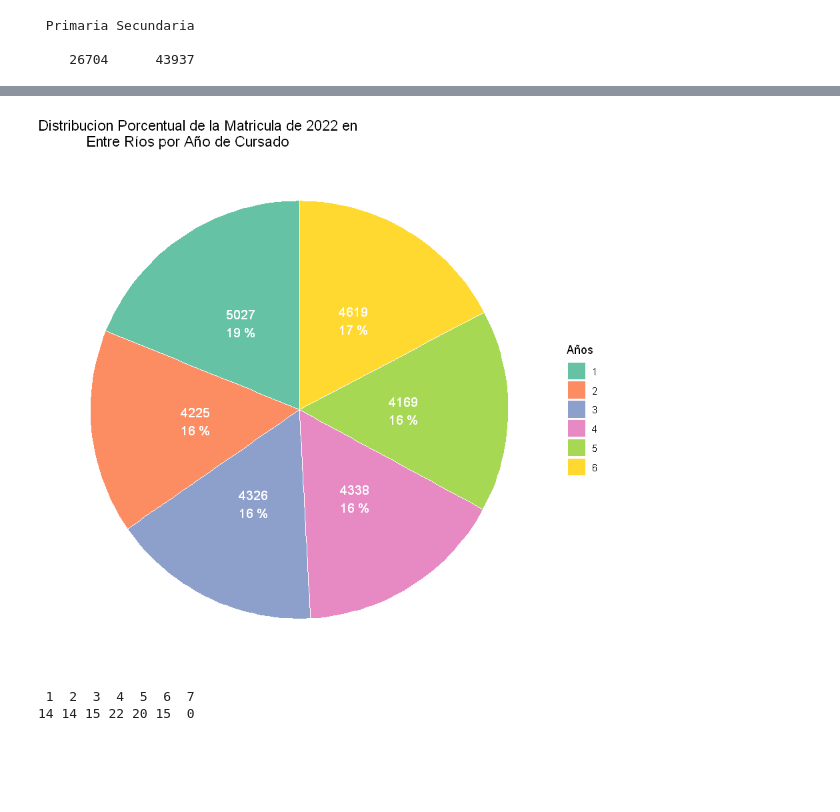
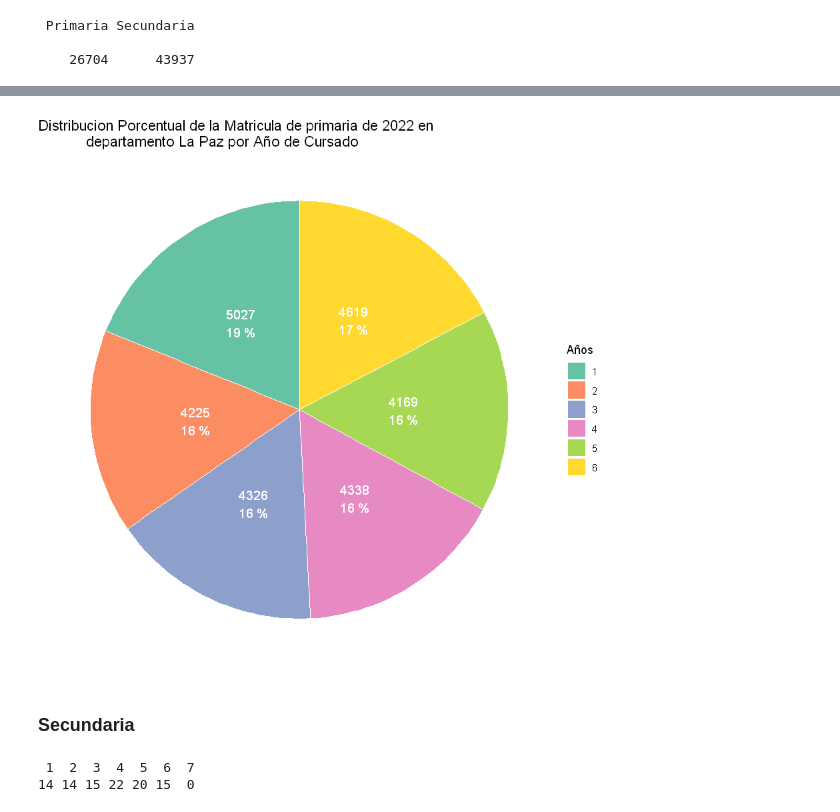
Before and after one commit to Nefertumm/EDM_2023, a Jupyter notebook: Dataset_escuelas/TP2.ipynb, the cells around one changed output, grey strips where cells are left out. Saved outputs shown, nothing was run; the diff lists cells and outputs as text; code cells hidden in the pictures; blank space fills up the shorter version.

```diff
--- a/Dataset_escuelas/TP2.ipynb
+++ b/Dataset_escuelas/TP2.ipynb
@@ -118,15 +141,17 @@ Registered S3 methods overwritten by 'ggplot2':
 # %%
 ggplot(D1, aes(x="", y=frec, fill=Años)) +
   geom_bar(stat="identity", width=1,color="white") +
   coord_polar("y", start=0)+
   theme_void()+
   geom_text(aes(label = paste0(frec,'\n', porc, ' %'),x = 1), color = "white", size=4,
             position = position_stack(vjust = 0.5))+
   scale_fill_brewer(palette="Set2")+
-  labs(title="Distribucion Porcentual de la Matricula de 2022 en
-            Entre Ríos por Año de Cursado")
+  labs(title="Distribucion Porcentual de la Matricula de primaria de 2022 en
+            departamento La Paz por Año de Cursado")
 # %% [output]
-[figure, old version]
+[figure, new version]
+# %% [markdown]
+### Secundaria
 # %%
 sectores_secu<-filter(dataset_mas_limpio, (AñoCursado == "1" |  AñoCursado == "2" |  AñoCursado == "3" |
                      AñoCursado == "4" |  AñoCursado == "5" |  AñoCursado == "6" | AñoCursado == "7") & Modalidad == "Secundaria")
```
Also changed, not shown: parts of 67 cells of this notebook, 1 other file.
